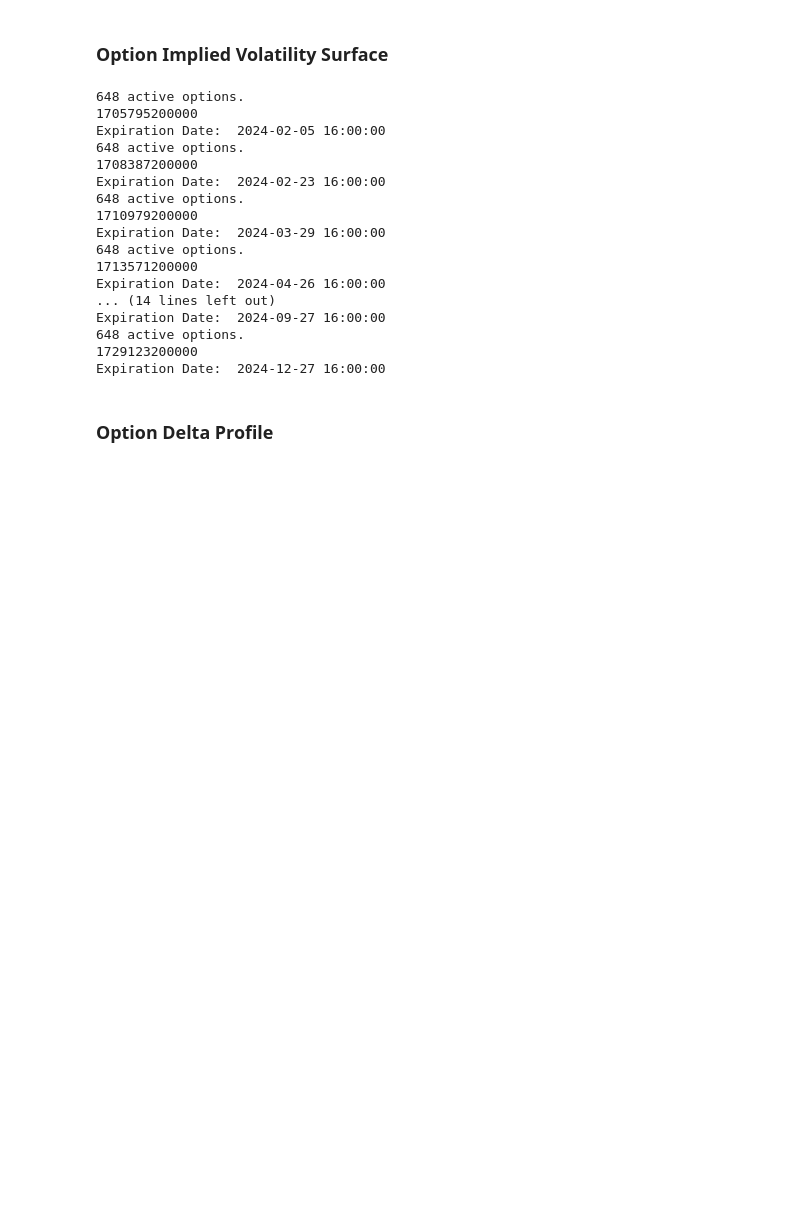
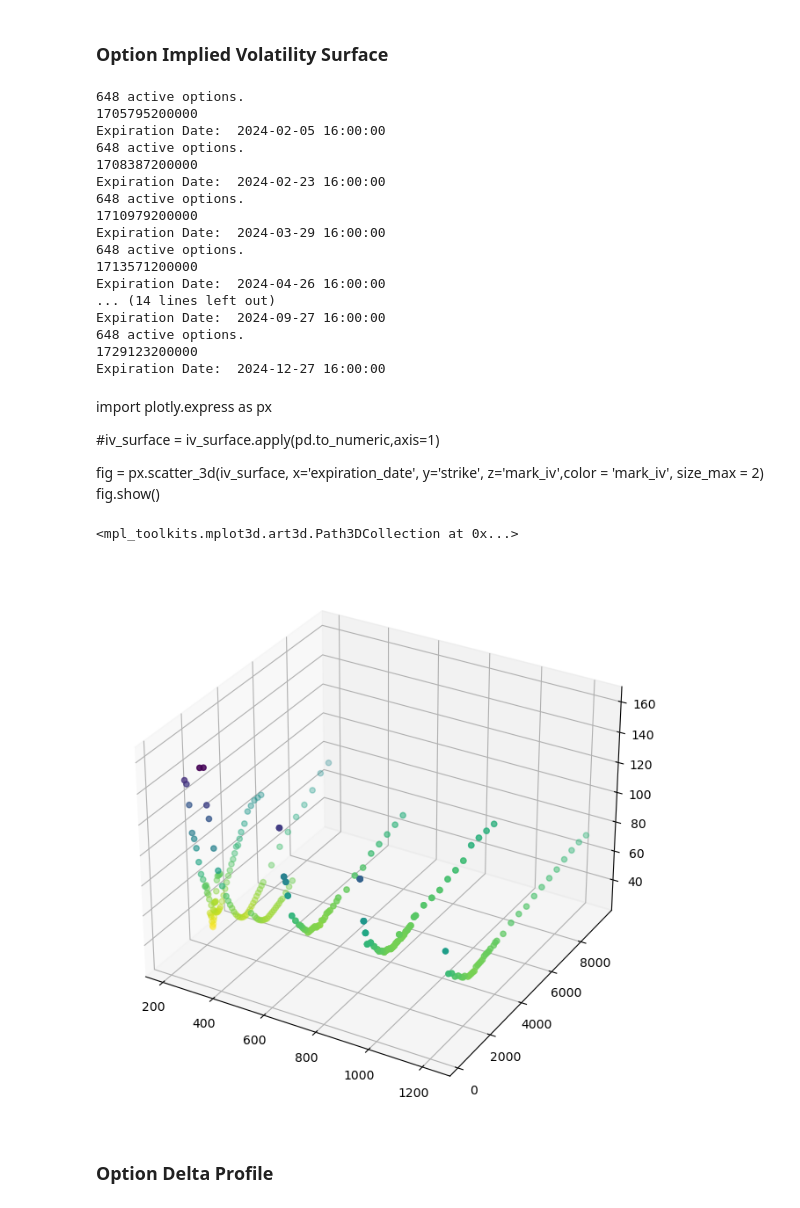
Before and after one commit to kmavyrle/QuantMasterFund, a Jupyter notebook: Crypto/Volatility/example_market_data.ipynb, the cells around one changed output. Drawn from its saved outputs; the diff is of its cells as text; code cells hidden in the pictures; blank space fills up the shorter version.

Commit message:
Model implied vol surface

```diff
--- a/Crypto/Volatility/example_market_data.ipynb
+++ b/Crypto/Volatility/example_market_data.ipynb
@@ -181,3 +176,22 @@ fig.show()
+# %% [markdown]
+import plotly.express as px
+
+#iv_surface = iv_surface.apply(pd.to_numeric,axis=1)
+
+fig = px.scatter_3d(iv_surface, x='expiration_date', y='strike', z='mark_iv',color = 'mark_iv',
+                    size_max = 2)
+fig.show()
+# %%
+import matplotlib.pyplot as plt
+fig = plt.figure(figsize=(10, 8))
+ax = fig.add_subplot(projection='3d')
+iv_surface = iv_surface.apply(pd.to_numeric,axis=1)
+cmhot = plt.get_cmap("viridis_r")
+c = iv_surface['mark_iv']
+ax.scatter(iv_surface[['expiration_date']],iv_surface[['strike']],iv_surface[['mark_iv']],cmap = cmhot,c=c)
+# %% [output]
+<mpl_toolkits.mplot3d.art3d.Path3DCollection at 0x...>
+[figure, added]
 # %% [markdown]
 ### Option Delta Profile
 # %%
```
Also changed, not shown: parts of 5 cells of this notebook.
